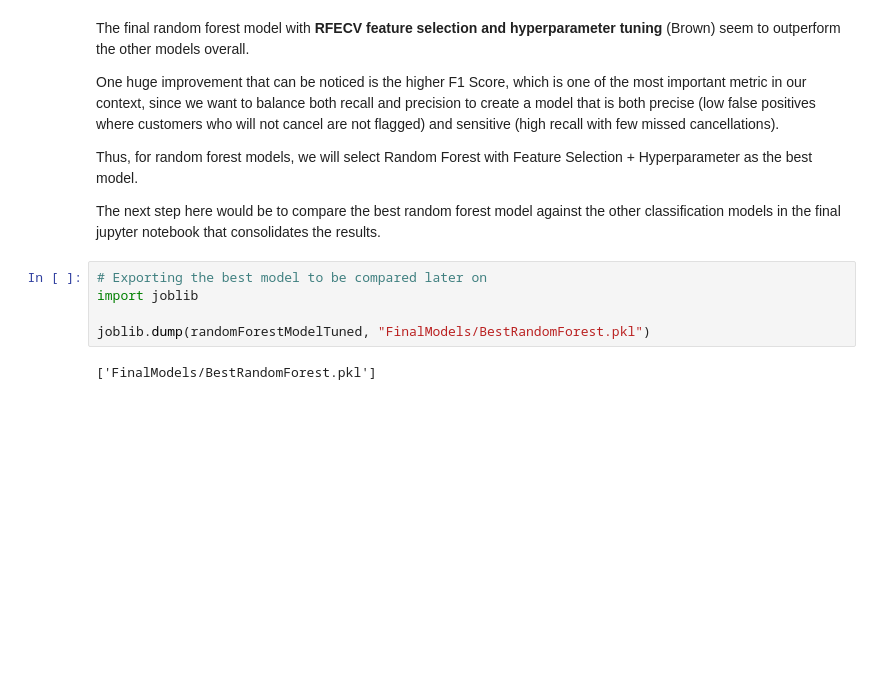
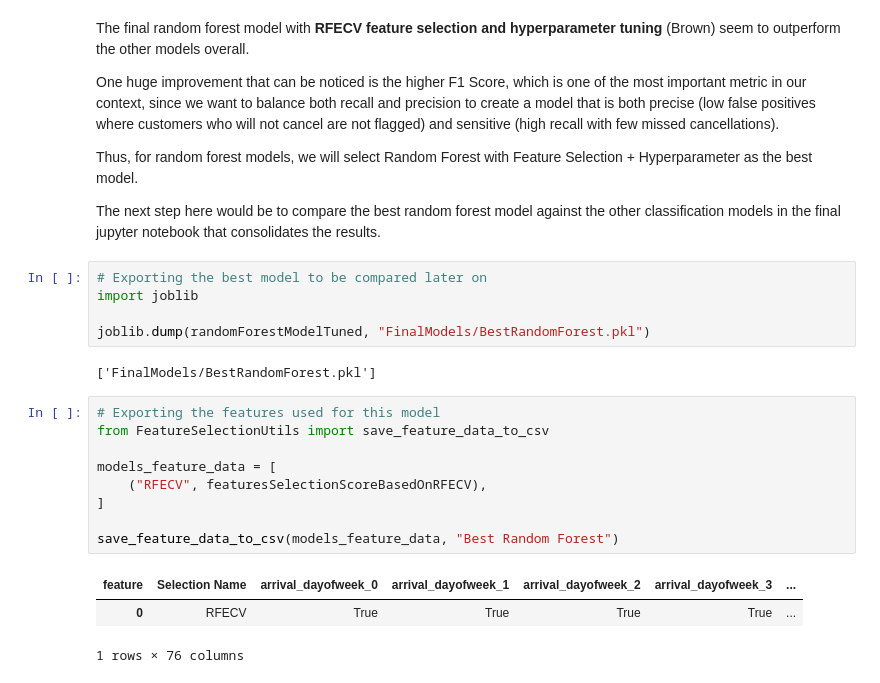
Before and after one commit to suyatinglaura/CS3244_Reservation_Cancellations_Prediction, a Jupyter notebook: Random Forest Classifier.ipynb, the cells around one changed output. Drawn from its saved outputs; the diff is of its cells as text; blank space fills up the shorter version.

Commit message:
Added code in RF classifier to export the best selected features

```diff
--- a/Random Forest Classifier.ipynb
+++ b/Random Forest Classifier.ipynb
@@ -569,3 +569,16 @@ import joblib
 joblib.dump(randomForestModelTuned, "FinalModels/BestRandomForest.pkl")
 # %% [output]
 ['FinalModels/BestRandomForest.pkl']
+# %%
+# Exporting the features used for this model
+from FeatureSelectionUtils import save_feature_data_to_csv
+
+models_feature_data = [
+    ("RFECV", featuresSelectionScoreBasedOnRFECV),
+]
+
+save_feature_data_to_csv(models_feature_data, "Best Random Forest")
+# %% [output]
+| feature | Selection Name | arrival_dayofweek_0 | arrival_dayofweek_1 | arrival_dayofweek_2 | arrival_dayofweek_3 | ... |
+| 0 | RFECV | True | True | True | True | ... |
+1 rows × 76 columns
```
Also changed, not shown: 1 other file.
